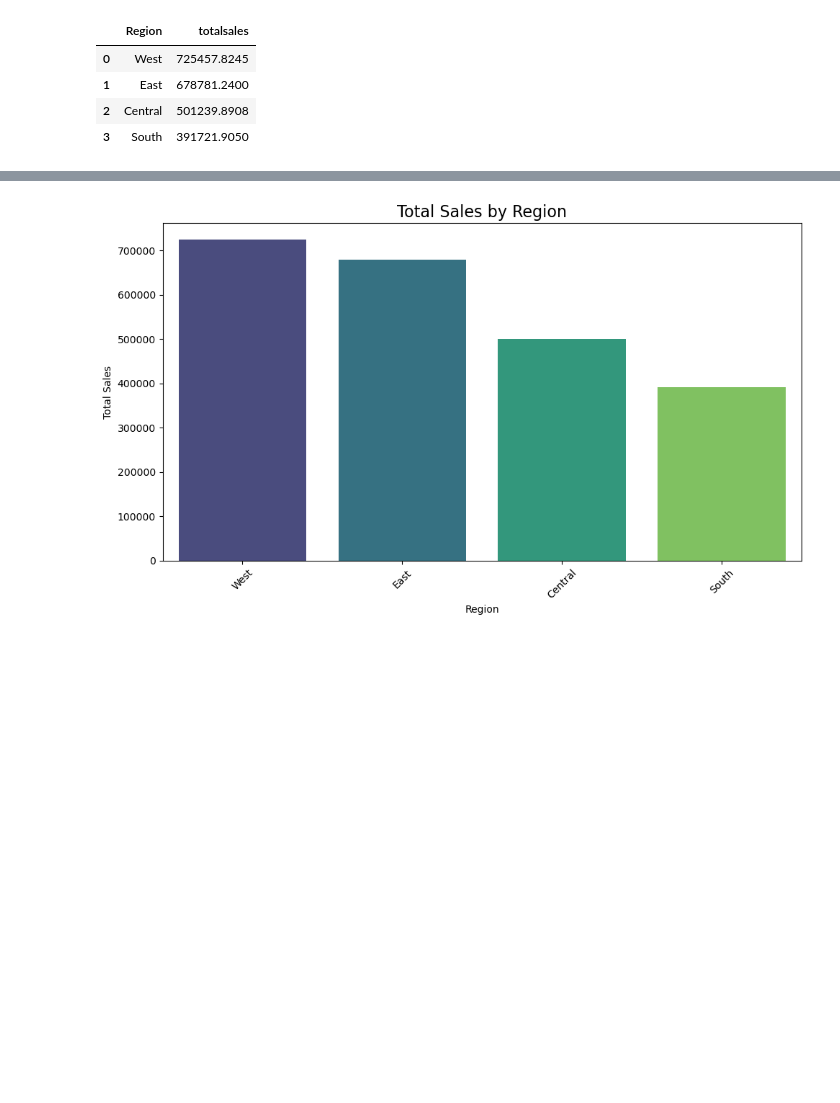
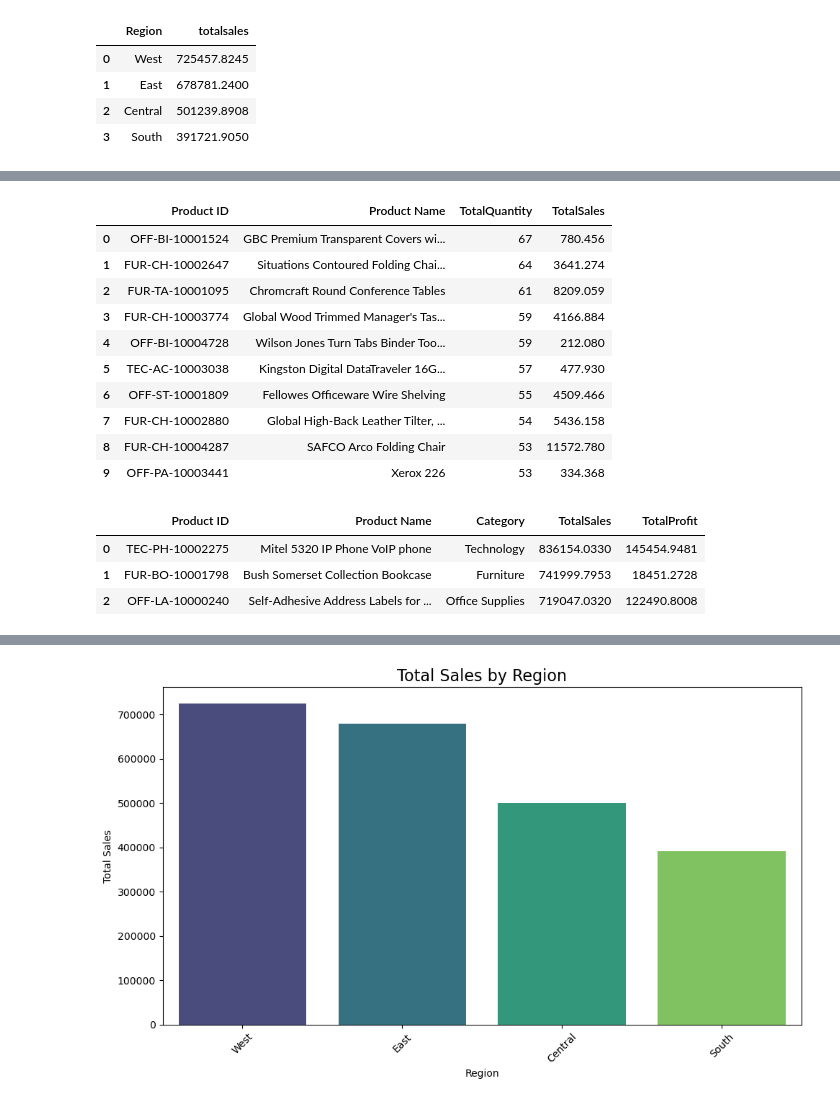
Before and after one commit to Yvonneamg/Ecommerce_Sales_Analysis, a Jupyter notebook: Ecommerce_Sales_Analysis.ipynb, the cells around one changed output, grey strips where cells are left out. Drawn from its saved outputs; the diff is of its cells as text; code cells hidden in the pictures; blank space fills up the shorter version.

```diff
--- a/Ecommerce_Sales_Analysis.ipynb
+++ b/Ecommerce_Sales_Analysis.ipynb
@@ -289,0 +491,46 @@ sales_by_region
+# %%
+# What product sales the most
+Product_sales_query = """
+SELECT
+    "Product ID",
+    "Product Name",
+    SUM(Quantity) AS TotalQuantity,
+    SUM(Sales) AS TotalSales
+FROM sales
+GROUP BY "Product ID", "Product Name"
+ORDER BY TotalQuantity DESC
+LIMIT 10;
+"""
+Product_sales=pd.read_sql_query(Product_sales_query, conn)
+Product_sales
+# %% [output]
+|  | Product ID | Product Name | TotalQuantity | TotalSales |
+| 0 | OFF-BI-10001524 | GBC Premium Transparent Covers wi... | 67 | 780.456 |
+| 1 | FUR-CH-10002647 | Situations Contoured Folding Chai... | 64 | 3641.274 |
+| 2 | FUR-TA-10001095 | Chromcraft Round Conference Tables | 61 | 8209.059 |
+| 3 | FUR-CH-10003774 | Global Wood Trimmed Manager's Tas... | 59 | 4166.884 |
+| 4 | OFF-BI-10004728 | Wilson Jones Turn Tabs Binder Too... | 59 | 212.080 |
+| 5 | TEC-AC-10003038 | Kingston Digital DataTraveler 16G... | 57 | 477.930 |
+| 6 | OFF-ST-10001809 | Fellowes Officeware Wire Shelving | 55 | 4509.466 |
+| 7 | FUR-CH-10002880 | Global High-Back Leather Tilter, ... | 54 | 5436.158 |
+| 8 | FUR-CH-10004287 | SAFCO Arco Folding Chair | 53 | 11572.780 |
+| 9 | OFF-PA-10003441 | Xerox 226 | 53 | 334.368 |
+# %%
+# What categorygenerates more revenue
+Revenue_category_Query="""
+SELECT "Product ID",
+"Product Name",
+"Category",
+SUM(Sales) AS TotalSales,
+SUM(Profit) AS TotalProfit
+from sales
+group by "Category"
+order by TotalSales desc;
+"""
+Revenue_category=pd.read_sql_query(Revenue_category_Query, conn)
+Revenue_category
+# %% [output]
+|  | Product ID | Product Name | Category | TotalSales | TotalProfit |
+| 0 | TEC-PH-10002275 | Mitel 5320 IP Phone VoIP phone | Technology | 836154.0330 | 145454.9481 |
+| 1 | FUR-BO-10001798 | Bush Somerset Collection Bookcase | Furniture | 741999.7953 | 18451.2728 |
+| 2 | OFF-LA-10000240 | Self-Adhesive Address Labels for ... | Office Supplies | 719047.0320 | 122490.8008 |
```
Also changed, not shown: parts of 26 cells of this notebook, 1 other file.
